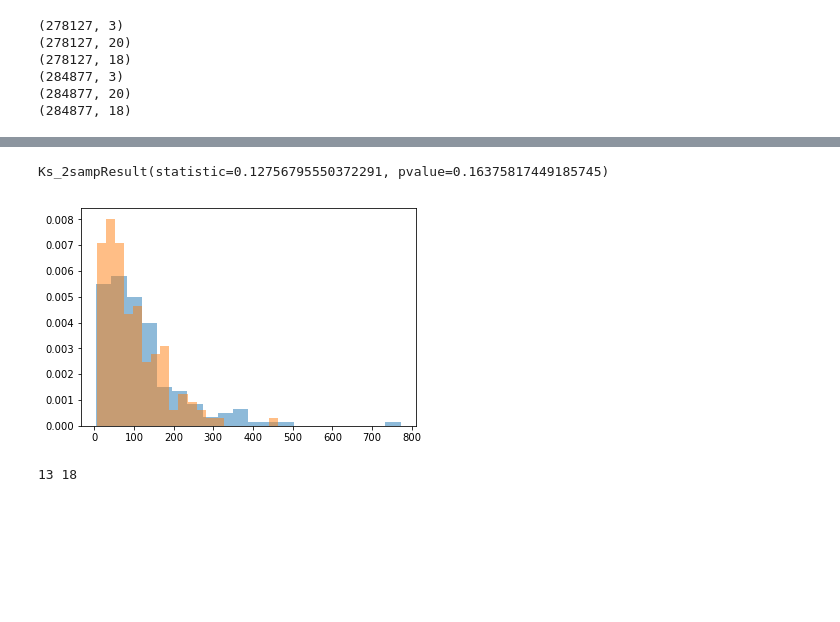
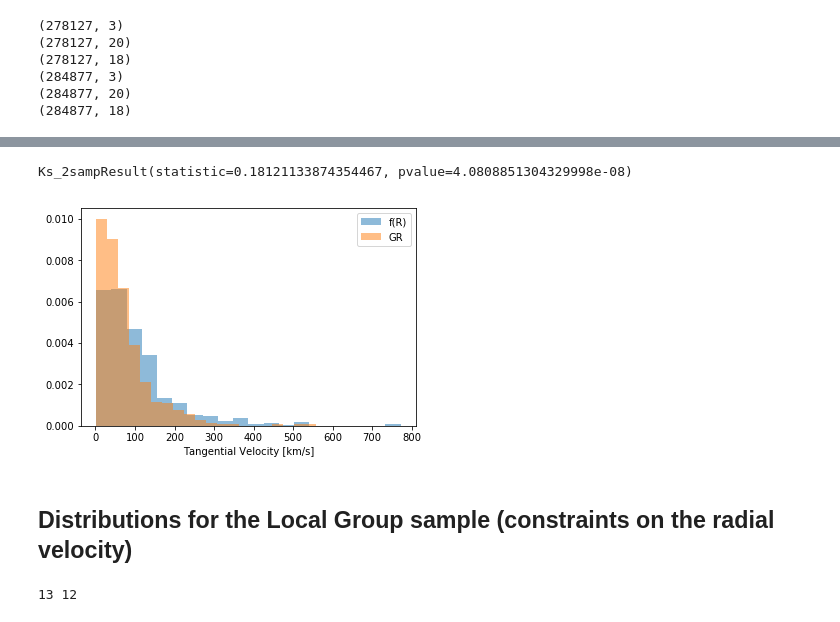
Before and after one commit to forero/LGModGrav, a Jupyter notebook: code/LG_samples.ipynb, the cells around one changed output, grey strips where cells are left out. Drawn from its saved outputs; the diff is of its cells as text; code cells hidden in the pictures; blank space fills up the shorter version.

```diff
--- a/code/LG_samples.ipynb
+++ b/code/LG_samples.ipynb
@@ -104,8 +106,8 @@ def find_LG_pairs(in_data):
                     vmax_i = pad_vmax[i]
                     vmax_j = pad_vmax[j]
                     vmax_limit = min([vmax_i, vmax_j])
-                    dist_limit = max(3.0*hubble, 4.0*dist[i,1])
-                    #dist_limit = 3.0*hubble
+                    #dist_limit = max(3.0*hubble, 4.0*dist[i,1])
+                    dist_limit = 3.0*hubble
                     massive_close_to_i = any((dist[i,2:]<dist_limit) & (pad_vmax[other_j]>=vmax_limit))
                     massive_close_to_j = any((dist[j,2:]<dist_limit) & (pad_vmax[other_l]>=vmax_limit))
                     if((not massive_close_to_i) & (not massive_close_to_j)):
@@ -225,16 +242,20 @@ Ks_2sampResult(statistic=0.084237911545707367, pvalue=0.64643226346637217)
 # %%
-a = plt.hist(tangential_vel_FR, bins=20, alpha=0.5, normed=True)
-a = plt.hist(tangential_vel_GR, bins=20, alpha=0.5, normed=True)
+a = plt.hist(tangential_vel_FR, bins=20, alpha=0.5, normed=True, label='f(R)')
+a = plt.hist(tangential_vel_GR, bins=20, alpha=0.5, normed=True, label='GR')
+plt.legend()
+plt.xlabel("Tangential Velocity [km/s]")
 scipy.stats.ks_2samp(tangential_vel_FR,tangential_vel_GR)
 # %% [output]
-Ks_2sampResult(statistic=0.12756795550372291, pvalue=0.16375817449185745)
+Ks_2sampResult(statistic=0.18121133874354467, pvalue=4.0808851304329998e-08)
-[figure, old version]
+[figure, new version]
+# %% [markdown]
+## Distributions for the Local Group sample (constraints on the radial velocity)
 # %%
-ii_FR = (radial_vel_FR<-90.0)&(radial_vel_FR>-135)
-ii_GR = (radial_vel_GR<-90.0)&(radial_vel_GR>-135)
+ii_FR = (radial_vel_FR<-100.0)&(radial_vel_FR>-120)
+ii_GR = (radial_vel_GR<-100.0)&(radial_vel_GR>-120)
 print(np.count_nonzero(ii_FR), np.count_nonzero(ii_GR))
 # %% [output]
-13 18
+13 12
 # %%
 a = plt.hist(norm_relative_pos_FR[ii_FR], bins=np.linspace(0.0,1.0,11), alpha=0.5, label='f(r)')
 a = plt.hist(norm_relative_pos_GR[ii_GR], bins=np.linspace(0.0,1.0,11), alpha=0.5, label='GR')
```
Also changed, not shown: parts of 14 cells of this notebook.
